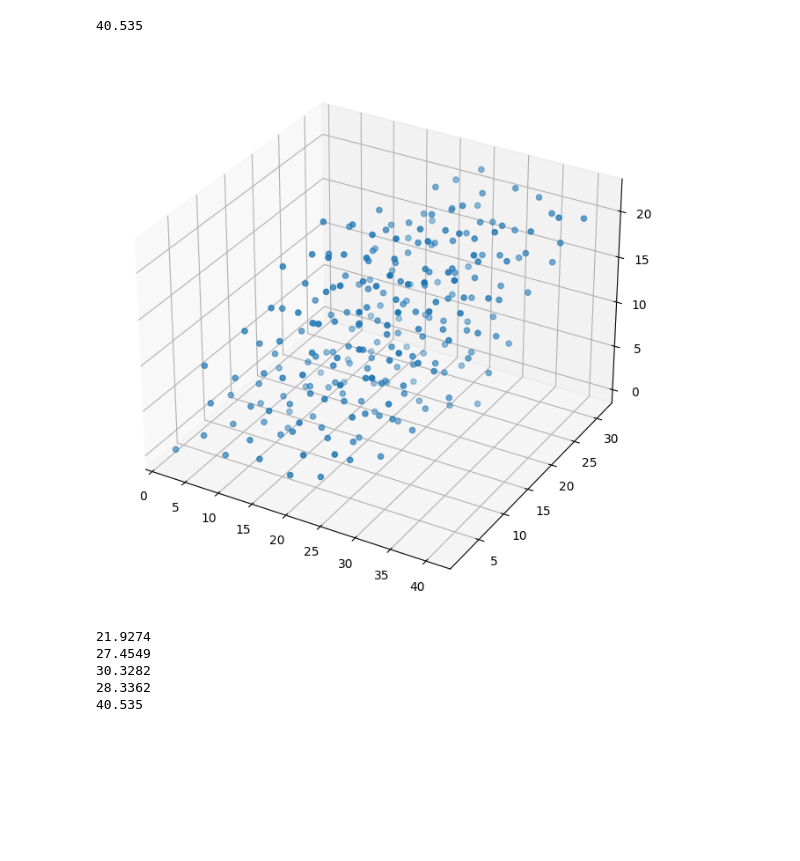
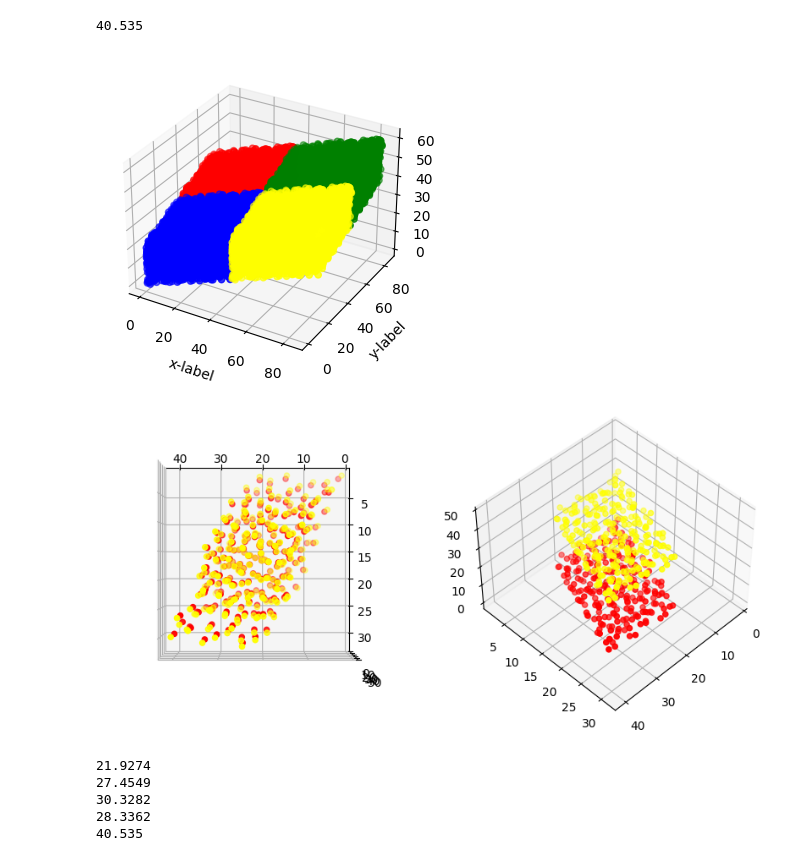
Before and after one commit to yaminbens/Proj23, a Jupyter notebook: DataManipulation.ipynb, the cells around one changed output. Cells and saved outputs as stored; diff of their text form; code cells hidden in the pictures; blank space fills up the shorter version.

```diff
--- a/DataManipulation.ipynb
+++ b/DataManipulation.ipynb
@@ -27,14 +73,51 @@ df[:,0].max()
 # %% [output]
 40.535
+# %%
+xy,xz,yz = data.meta[0,2], data.meta[1,2], data.meta[2,2]
+Lx,Ly,Lz = data.meta[:,1]-data.meta[:,0]
+
+z=np.random.rand(10000,3)
+tmp = np.dot(z,T)
+tmp2 = np.dot(z+(0,1,0),T)
+tmp3 = np.dot(z+(1,1,0),T)
+tmp4 = np.dot(z+(1,0,0),T)
+
+
+
+# tmp = np.random.rand(10000,3)
+fig = plt.figure(figsize=(4, 4))
+ax = fig.add_subplot(projection='3d')
+ax.scatter(tmp[:,0],tmp[:,1],tmp[:,2],color='blue')
+ax.scatter(tmp2[:,0],tmp2[:,1],tmp2[:,2],color='red')
+ax.scatter(tmp3[:,0],tmp3[:,1],tmp3[:,2],color='green')
+ax.scatter(tmp4[:,0],tmp4[:,1],tmp4[:,2],color='yellow')
+
+plt.xlabel("x-label")
+plt.ylabel("y-label")
+# ax.view_init(90,10)
+
+plt.show()
+# %% [output]
+[figure, added]
 # %%
-v = a.meta[:,1]-a.meta[:,0]
-coor = np.concatenate((df,df+(v[0],0,0),df+(0,v[1],0),df+(v[0],v[1],0),
-                       df+(0,0,v[2]), df+(v[0],0,v[2]),df+(0,v[1],v[2]),df+(v[0],v[1],v[2])))
-coor.shape
-fig = plt.figure(figsize=(8, 8))
-ax = fig.add_subplot(projection='3d')
-ax.scatter(df[:,0],df[:,1],df[:,2])
+
+xy,xz,yz = data.meta[0,2], data.meta[1,2], data.meta[2,2]
+
+coor = np.concatenate((df,df+(l[0]-b_cos_alpha,0,0))) #,df+(a.meta[0,2],v[1],0),df+(v[0]+a.meta[0,2],v[1],0))) #,
+#                        df+(0,0,v[2]), df+(v[0],0,v[2]),df+(0,v[1],v[2]),df+(v[0],v[1],v[2])))
+
+fig = plt.figure(figsize=(10, 10))
+ax = fig.add_subplot(121,projection='3d')
+ax.scatter(df[:,0],df[:,1],df[:,2], color='red')
+ax.scatter(df[:,0],df[:,1],df[:,2]+c, color='yellow')
+# ax.scatter(df[:,0]+a_cos_alpha,df[:,1],df[:,2], color='blue')
+ax.view_init(90,90)
+ax = fig.add_subplot(122,projection='3d')
+ax.scatter(df[:,0],df[:,1],df[:,2], color='red')
+ax.scatter(df[:,0],df[:,1],df[:,2]+c, color='yellow')
+# ax.scatter(df[:,0]+l[0]-a_cos_alpha,df[:,1],df[:,2], color='blue')
+ax.view_init(45,45)
 plt.show()
 # %% [output]
-[figure, old version]
+[figure, new version]
 # %%
```
Also changed, not shown: parts of 6 cells of this notebook.
